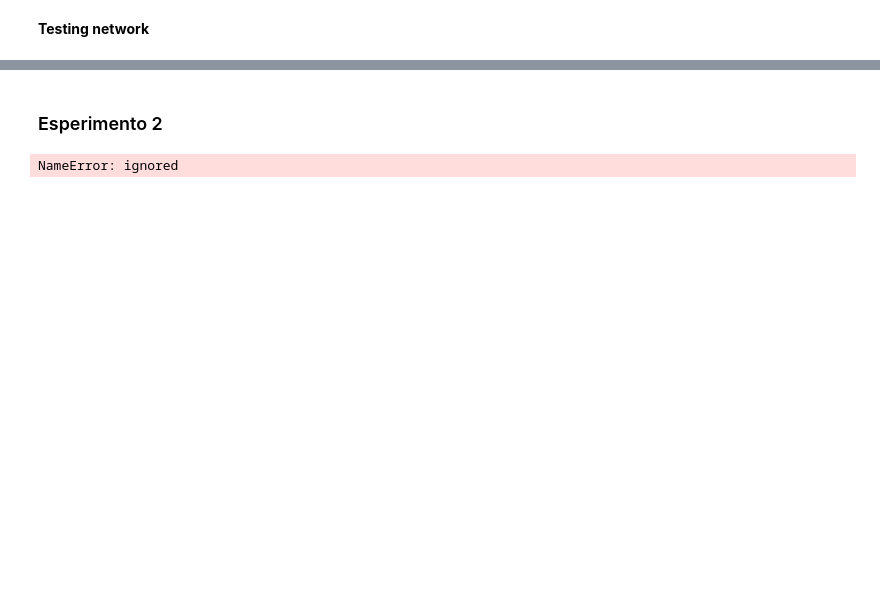
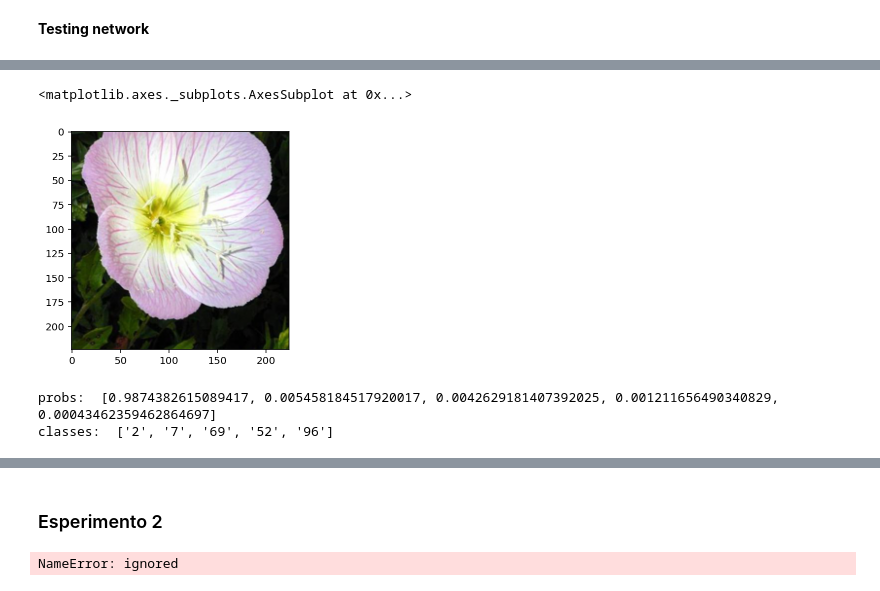
Before and after one commit to jimmypuntoexe/flowers_recognition, a Jupyter notebook: flowers_recognition.ipynb, the cells around one changed output, grey strips where cells are left out. Cells and saved outputs as stored; diff of their text form; code cells hidden in the pictures; blank space fills up the shorter version.

```diff
--- a/flowers_recognition.ipynb
+++ b/flowers_recognition.ipynb
@@ -261,3 +261,15 @@ checkpoint = {'input_size': 224*224*3,
               'class_to_idx': model.class_to_idx}
 
 torch.save(checkpoint, 'checkpoint.pth')
+# %%
+
+# TODO: Write a function that loads a checkpoint and rebuilds the model
+def load_checkpoint(filepath):
+    checkpoint = torch.load(filepath, map_location='cpu')
+    model = checkpoint["model"]
+    model.load_state_dict(checkpoint['state_dict'])
+    return model
+# %%
+
+model = load_checkpoint('checkpoint.pth')
+# print(model)
@@ -263,0 +310,27 @@ torch.save(checkpoint, 'checkpoint.pth')
+# %%
+def imshow(image, ax=None, title=None):
+    if ax is None:
+        fig, ax = plt.subplots()
+
+    # PyTorch tensors assume the color channel is the first dimension
+    # but matplotlib assumes is the third dimension
+    image = image.transpose((1, 2, 0))
+
+    # Undo preprocessing
+    mean = np.array([0.485, 0.456, 0.406])
+    std = np.array([0.229, 0.224, 0.225])
+    image = std * image + mean
+
+    # Image needs to be clipped between 0 and 1 or it looks like noise when displayed
+    image = np.clip(image, 0, 1)
+
+    ax.imshow(image)
+
+    return ax
+# %%
+pil_image = Image.open(test_dir + "/1/image_06743.jpg")
+np_image = process_image(pil_image)
+imshow(np_image)
+# %% [output]
+<matplotlib.axes._subplots.AxesSubplot at 0x...>
+[figure, added]
@@ -263,0 +367,8 @@ torch.save(checkpoint, 'checkpoint.pth')
+# %%
+image_path = test_dir + "/2/image_05107.jpg"
+probs, classes = predict(image_path, model, topk=5)
+print("probs: ", probs)
+print("classes: ", classes)
+# %% [output]
+probs:  [0.9874382615089417, 0.005458184517920017, 0.0042629181407392025, 0.001211656490340829, 0.00043462359462864697]
+classes:  ['2', '7', '69', '52', '96']
```
Also changed, not shown: parts of 7 cells of this notebook.
